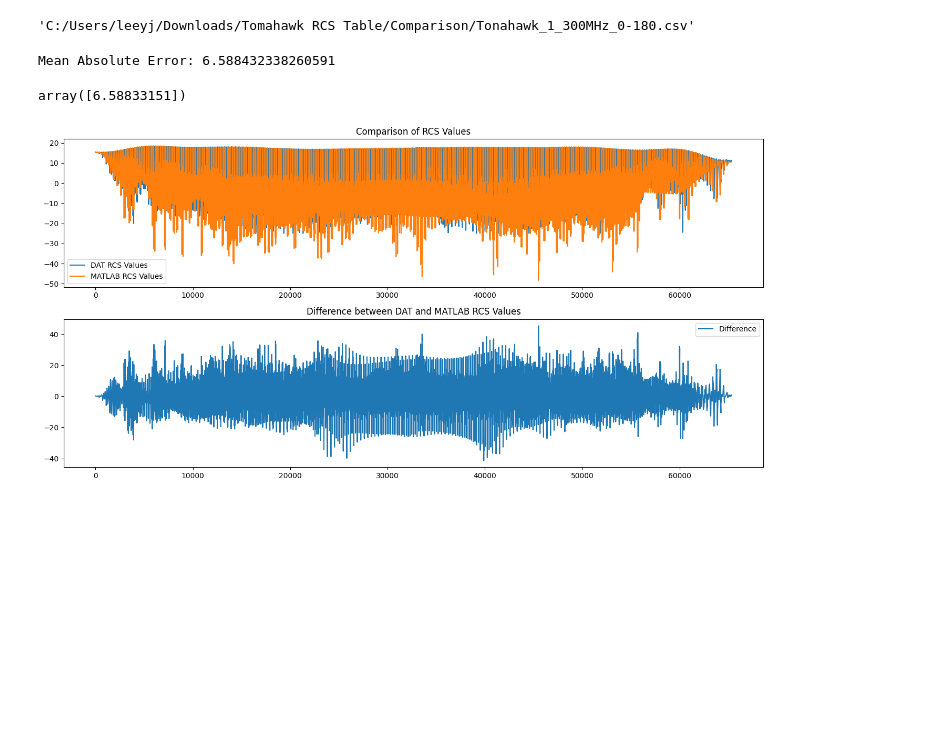
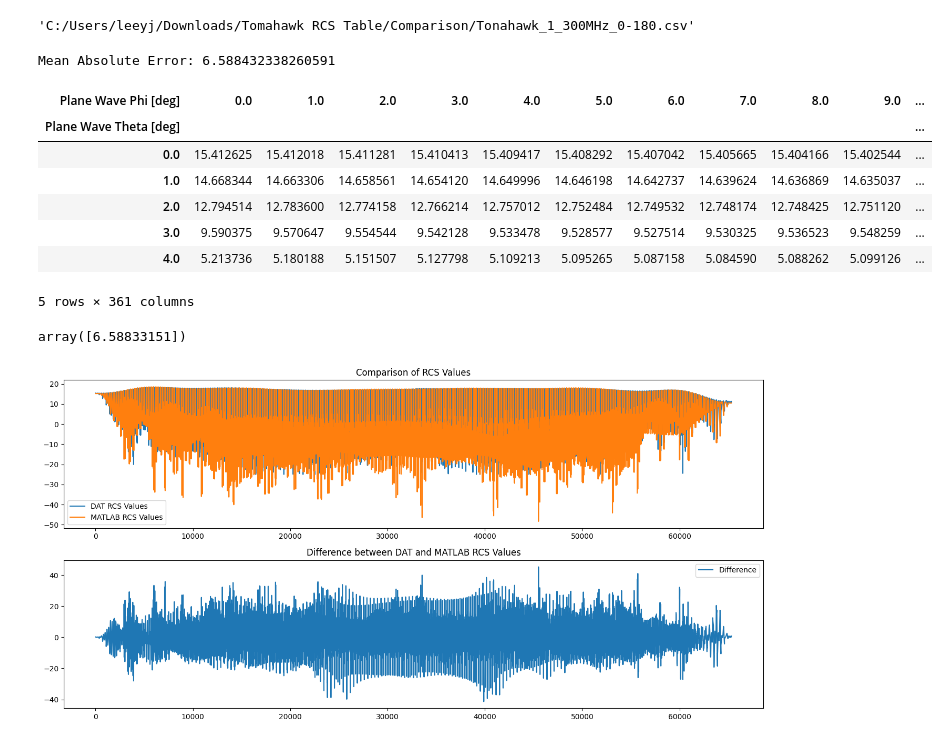
Before and after one commit to BrilliantCarrot/lwj_ws, a Jupyter notebook: radar/DataComparison.ipynb, the cells around one changed output. Drawn from its saved outputs; the diff is of its cells as text; code cells hidden in the pictures; blank space fills up the shorter version.

```diff
--- a/radar/DataComparison.ipynb
+++ b/radar/DataComparison.ipynb
@@ -126,6 +126,36 @@ mean_absolute_error = absolute_differences.mean()
 print(f"Mean Absolute Error: {mean_absolute_error}")
 # %% [output]
 Mean Absolute Error: 6.588432338260591
+# %%
+# Let's read the contents of the uploaded file and display its structure to understand the data format.
+file_path = 'C:/Users/ThinkYun/OneDrive - 인하대학교/School/Matlab_Files/RADAR/data/rcs_table/Tonahawk_1_300MHz_0-180.dat'
+
+with open(file_path, 'r') as file:
+    content = file.readlines()
+
+# Read the data into a DataFrame
+data = pd.read_csv(file_path, sep='\t', skiprows=2, header=None)
+data.columns = ["Plane Wave Theta [deg]", "Plane Wave Phi [deg]", "FarField1 [dBsm]"]
+
+# Pivot the data to have rows as "Plane Wave Theta [deg]" and columns as "Plane Wave Phi [deg]"
+pivot_data = data.pivot(index="Plane Wave Theta [deg]", columns="Plane Wave Phi [deg]", values="FarField1 [dBsm]")
+
+# Save the pivoted data to a CSV file
+output_file_path = 'C:/Users/ThinkYun/OneDrive - 인하대학교/School/Matlab_Files/RADAR/data/pivot.csv'
+
+pivot_data.to_csv(output_file_path, header=False, index=False)
+
+# Displaying the first few rows of the pivoted data to confirm the structure
+pivot_data.head()
+# %% [output]
+| Plane Wave Phi [deg] | 0.0 | 1.0 | 2.0 | 3.0 | 4.0 | 5.0 | 6.0 | 7.0 | 8.0 | 9.0 | ... |
+| Plane Wave Theta [deg] |  |  |  |  |  |  |  |  |  |  | ... |
+| 0.0 | 15.412625 | 15.412018 | 15.411281 | 15.410413 | 15.409417 | 15.408292 | 15.407042 | 15.405665 | 15.404166 | 15.402544 | ... |
+| 1.0 | 14.668344 | 14.663306 | 14.658561 | 14.654120 | 14.649996 | 14.646198 | 14.642737 | 14.639624 | 14.636869 | 14.635037 | ... |
+| 2.0 | 12.794514 | 12.783600 | 12.774158 | 12.766214 | 12.757012 | 12.752484 | 12.749532 | 12.748174 | 12.748425 | 12.751120 | ... |
+| 3.0 | 9.590375 | 9.570647 | 9.554544 | 9.542128 | 9.533478 | 9.528577 | 9.527514 | 9.530325 | 9.536523 | 9.548259 | ... |
+| 4.0 | 5.213736 | 5.180188 | 5.151507 | 5.127798 | 5.109213 | 5.095265 | 5.087158 | 5.084590 | 5.088262 | 5.099126 | ... |
+5 rows × 361 columns
 # %%
 # sum(absolute_differences)/65341
 # %% [output]
```
